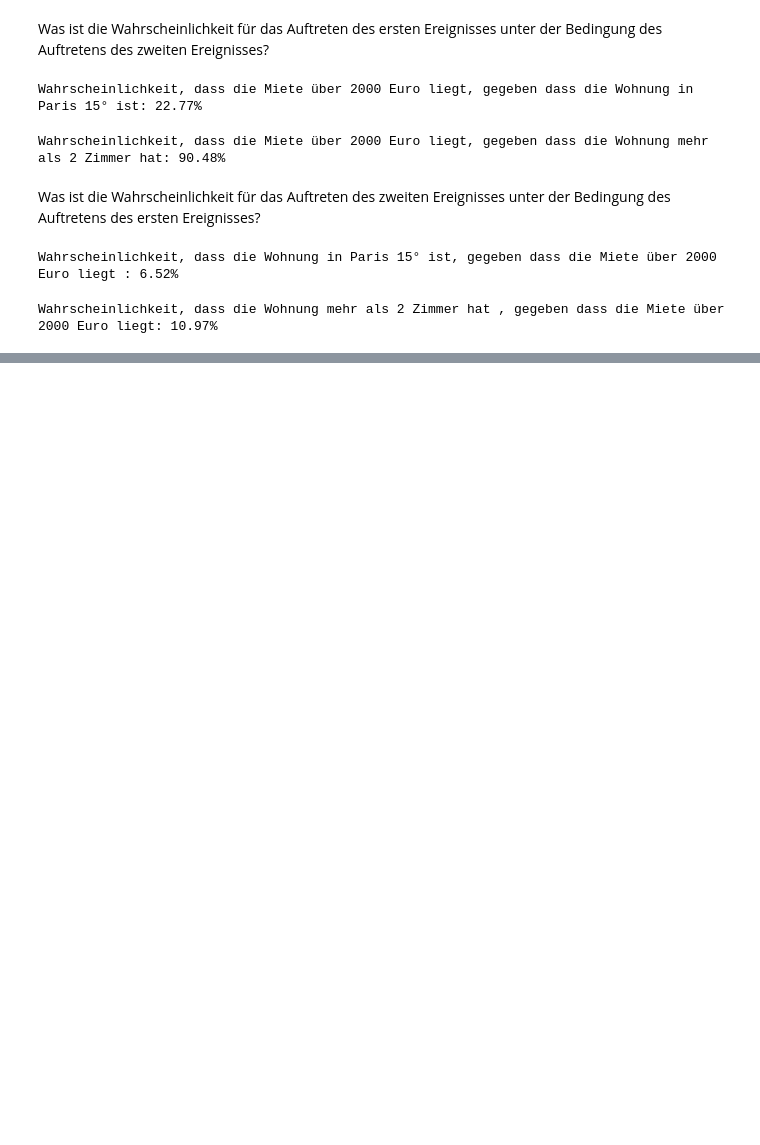
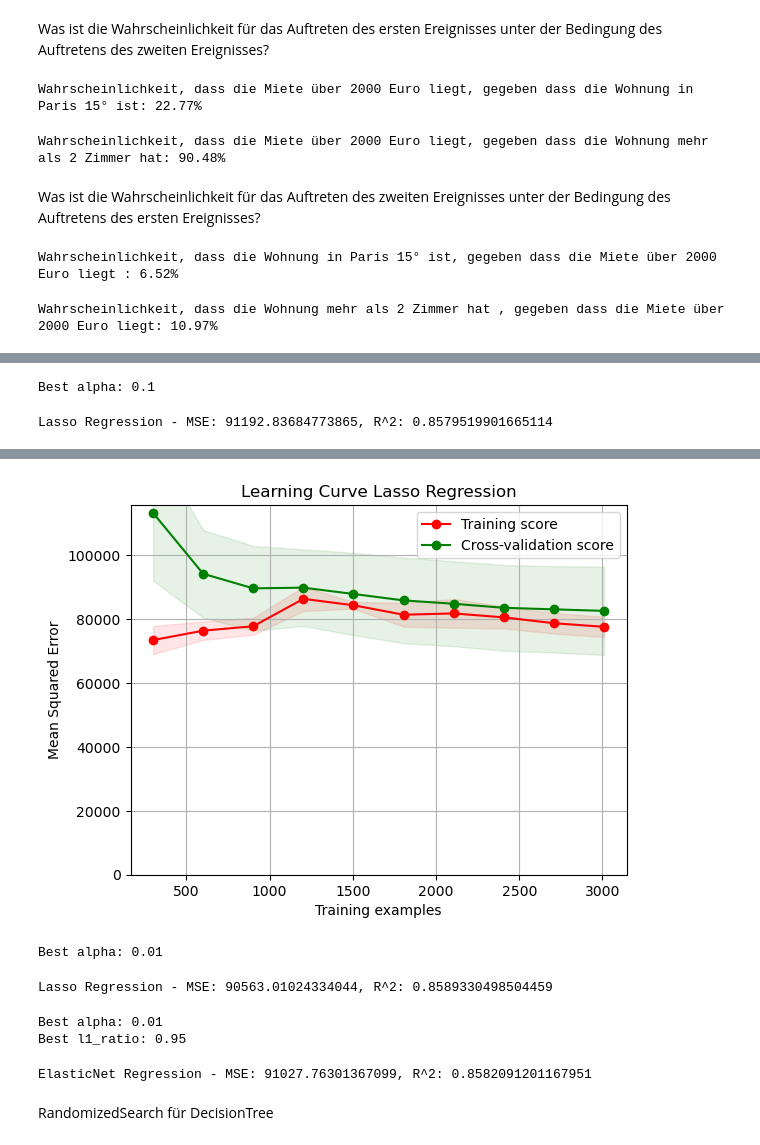
Before and after one commit to phlippos/Data-Mining, a Jupyter notebook: paris.ipynb, the cells around one changed output, grey strips where cells are left out. Saved outputs shown, nothing was run; the diff lists cells and outputs as text; code cells hidden in the pictures; blank space fills up the shorter version.

```diff
--- a/paris.ipynb
+++ b/paris.ipynb
@@ -547,0 +664,10 @@ Wahrscheinlichkeit, dass die Wohnung mehr als 2 Zimmer hat , gegeben dass die Mi
+# %%
+param_grid = {'alpha': [0.01, 0.1,0.15,0.2,0.25,0.3, 1, 10, 100]}
+lasso_reg = Lasso()
+
+grid_search = GridSearchCV(lasso_reg, param_grid, cv=5, scoring='neg_mean_squared_error')
+grid_search.fit(X_train, y_train)
+
+print(f'Best alpha: {grid_search.best_params_["alpha"]}')
+# %% [output]
+Best alpha: 0.1
@@ -547,0 +676,10 @@ Wahrscheinlichkeit, dass die Wohnung mehr als 2 Zimmer hat , gegeben dass die Mi
+# %%
+mse = mean_squared_error(y_test, y_pred)
+r2 = r2_score(y_test, y_pred)
+
+print(f'Lasso Regression - MSE: {mse}, R^2: {r2}')
+# %% [output]
+Lasso Regression - MSE: 91192.83684773865, R^2: 0.8579519901665114
+# %%
+plot_learning_curve(grid_search.best_estimator_, X_train, y_train, title='Learning Curve Lasso Regression') ## Underfit
+# %% [output]
@@ -547,0 +687,44 @@ Wahrscheinlichkeit, dass die Wohnung mehr als 2 Zimmer hat , gegeben dass die Mi
+[figure, added]
+# %%
+ridge_reg = Ridge()
+
+grid_search = GridSearchCV(ridge_reg, param_grid, cv=5, scoring='neg_mean_squared_error')
+grid_search.fit(X_train, y_train)
+
+print(f'Best alpha: {grid_search.best_params_["alpha"]}')
+# %% [output]
+Best alpha: 0.01
+# %%
+y_pred = grid_search.best_estimator_.predict(X_test)
+
+mse = mean_squared_error(y_test, y_pred)
+r2 = r2_score(y_test, y_pred)
+
+print(f'Lasso Regression - MSE: {mse}, R^2: {r2}')
+# %% [output]
+Lasso Regression - MSE: 90563.01024334044, R^2: 0.8589330498504459
+# %%
+param_grid = {'alpha': [0.01, 0.1, 1, 10, 100],
+              'l1_ratio': [0.15, 0.55, 0.75, 0.95]}
+
+elasticnet_reg = ElasticNet()
+
+
+grid_search = GridSearchCV(elasticnet_reg, param_grid, cv=5, scoring='neg_mean_squared_error')
+grid_search.fit(X_train, y_train)
+
+print(f'Best alpha: {grid_search.best_params_["alpha"]}')
+print(f'Best l1_ratio: {grid_search.best_params_["l1_ratio"]}')
+# %% [output]
+Best alpha: 0.01
+Best l1_ratio: 0.95
+# %%
+y_pred=  grid_search.best_estimator_.predict(X_test)
+mse = mean_squared_error(y_test,y_pred)
+r2 = r2_score(y_test, y_pred)
+
+print(f'ElasticNet Regression - MSE: {mse}, R^2: {r2}')
+# %% [output]
+ElasticNet Regression - MSE: 91027.76301367099, R^2: 0.8582091201167951
+# %% [markdown]
+RandomizedSearch für DecisionTree
```
Also changed, not shown: parts of 48 cells of this notebook.
